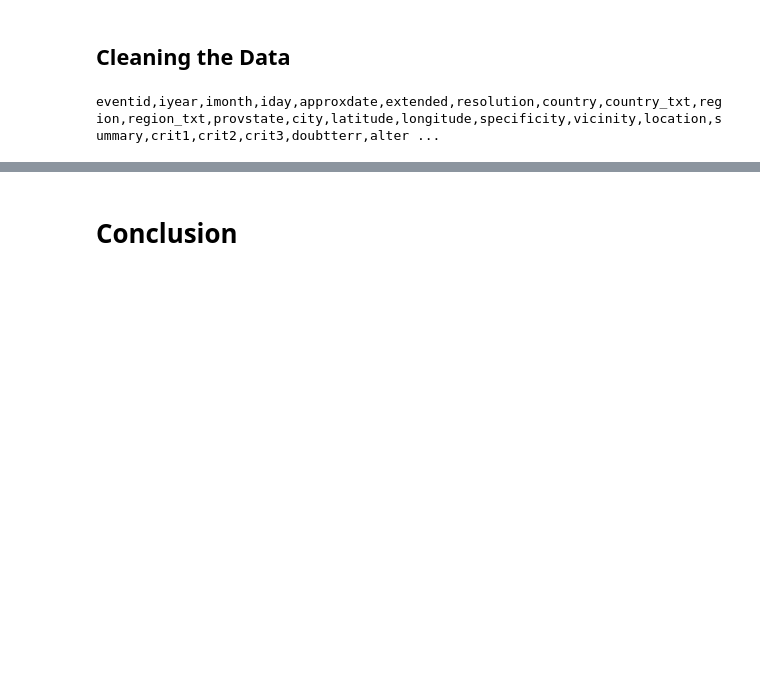
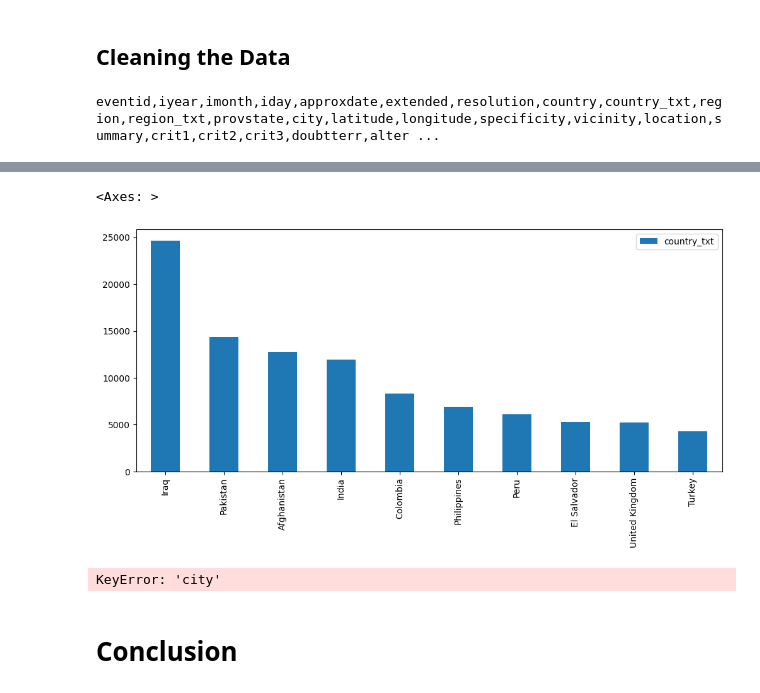
Before and after one commit to ZainDataS/EDA_Global_terrorism, a Jupyter notebook: Global_Terrorism_Analysis_Capstone_Project.ipynb, the cells around one changed output, grey strips where cells are left out. Saved outputs shown, nothing was run; the diff lists cells and outputs as text; code cells hidden in the pictures; blank space fills up the shorter version.

```diff
--- a/Global_Terrorism_Analysis_Capstone_Project.ipynb
+++ b/Global_Terrorism_Analysis_Capstone_Project.ipynb
@@ -181,2 +246,15 @@ renamed_df.head()
+# %%
+country_df = df.loc[:,'country_txt'].value_counts(sort=True).to_frame().rename(columns={'region_txt':'No Of Incidents'})
+country_df.head(10).plot(kind='bar')
+# %% [output]
+<Axes: >
+[figure, added]
+# %%
+city_df= df[~df.loc[]]
+city_df
+# city_df = renamed_df.loc[:,'city'].value_counts(dropna=False,sort=True).to_frame().rename(columns={'region_txt':'No Of Incidents'})
+# city_df.head(10).plot(kind='bar')
+# %% [output]
+KeyError: 'city'
 # %% [markdown]
 # **Conclusion**
```
Also changed, not shown: parts of 16 cells of this notebook.
